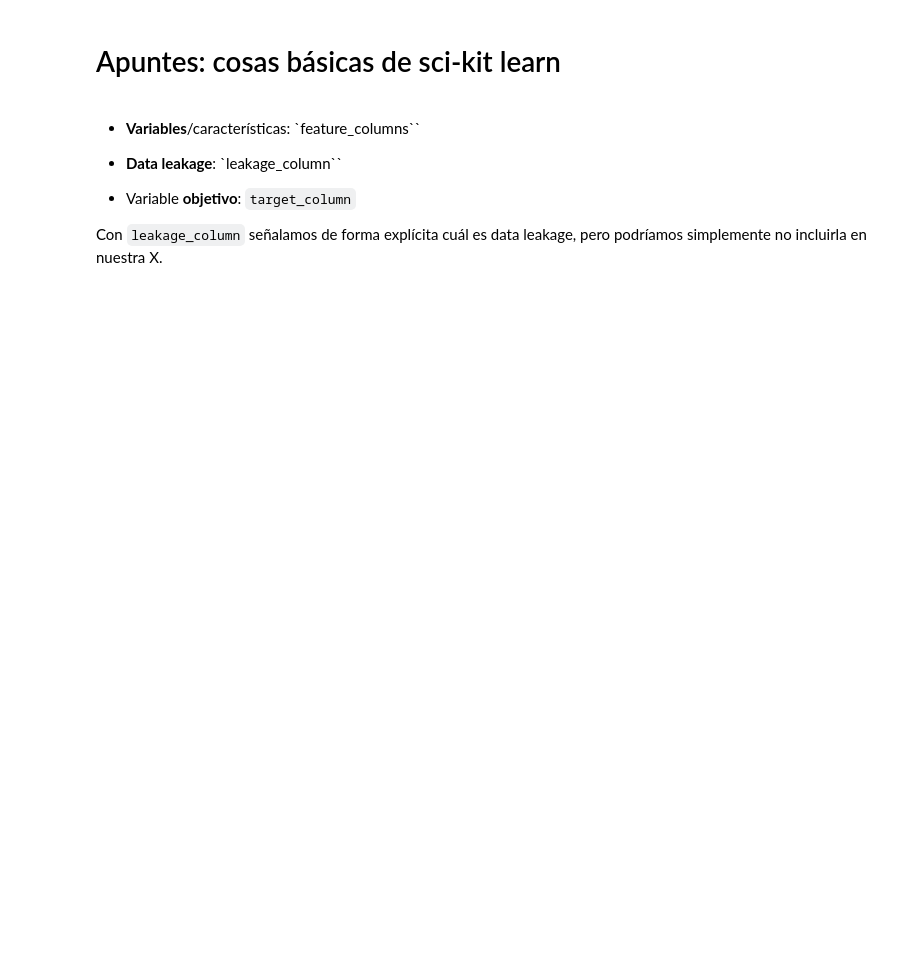
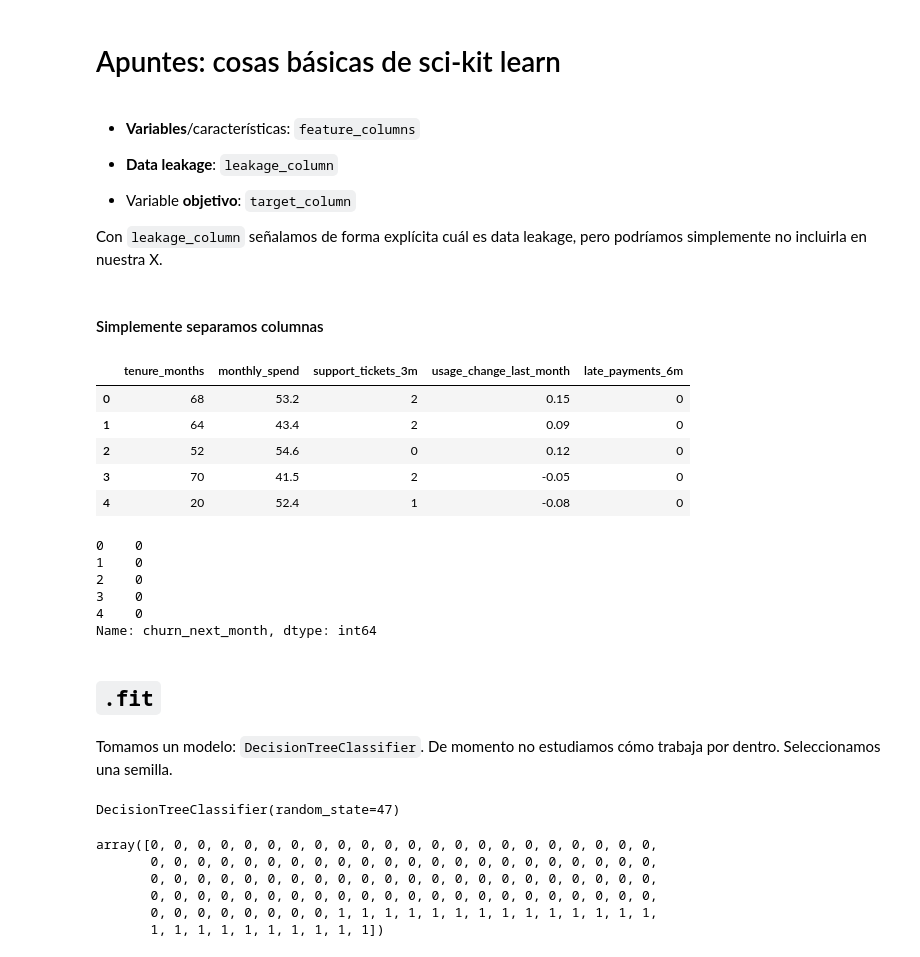
Before and after one commit to Chicloneo/Machine-Learning, a Jupyter notebook: 1-Introduction/notebooks/Apuntes.ipynb, the cells around one changed output. Cells and saved outputs as stored; diff of their text form; code cells hidden in the pictures; blank space fills up the shorter version.

```diff
--- a/1-Introduction/notebooks/Apuntes.ipynb
+++ b/1-Introduction/notebooks/Apuntes.ipynb
@@ -6,9 +6,9 @@ import pandas as pd
 DATASET_PATH = Path("../data/dataset_profesor.csv")
 df = pd.read_csv(DATASET_PATH)
 # %% [markdown]
-- __Variables__/características: `feature_columns``
+- __Variables__/características: `feature_columns`
 
-- __Data leakage__: `leakage_column``
+- __Data leakage__: `leakage_column`
 
 - Variable __objetivo__: `target_column`
 
@@ -23,6 +23,46 @@ feature_columns = [
 ]
 target_column = "churn_next_month"
 leakage_column = "cancellation_request_registered"
+# %% [markdown]
+#### Simplemente separamos columnas
 # %%
 X = df[feature_columns]
 y = df[target_column]
+# %%
+X.head()
+# %% [output]
+|  | tenure_months | monthly_spend | support_tickets_3m | usage_change_last_month | late_payments_6m |
+| 0 | 68 | 53.2 | 2 | 0.15 | 0 |
+| 1 | 64 | 43.4 | 2 | 0.09 | 0 |
+| 2 | 52 | 54.6 | 0 | 0.12 | 0 |
+| 3 | 70 | 41.5 | 2 | -0.05 | 0 |
+| 4 | 20 | 52.4 | 1 | -0.08 | 0 |
+# %%
+y.head()
+# %% [output]
+0    0
+1    0
+2    0
+3    0
+4    0
+Name: churn_next_month, dtype: int64
+# %% [markdown]
+## `.fit`
+# %% [markdown]
+Tomamos un modelo: `DecisionTreeClassifier`. De momento no estudiamos cómo trabaja por dentro. Seleccionamos una semilla.
+# %%
+from sklearn.tree import DecisionTreeClassifier
+RANDOM_STATE = 47
+model = DecisionTreeClassifier(random_state=RANDOM_STATE)
+model.fit(X,y)
+# %% [output]
+DecisionTreeClassifier(random_state=47)
+# %%
+model.predict(X)
+# %% [output]
+array([0, 0, 0, 0, 0, 0, 0, 0, 0, 0, 0, 0, 0, 0, 0, 0, 0, 0, 0, 0, 0, 0,
+       0, 0, 0, 0, 0, 0, 0, 0, 0, 0, 0, 0, 0, 0, 0, 0, 0, 0, 0, 0, 0, 0,
+       0, 0, 0, 0, 0, 0, 0, 0, 0, 0, 0, 0, 0, 0, 0, 0, 0, 0, 0, 0, 0, 0,
+       0, 0, 0, 0, 0, 0, 0, 0, 0, 0, 0, 0, 0, 0, 0, 0, 0, 0, 0, 0, 0, 0,
+       0, 0, 0, 0, 0, 0, 0, 0, 1, 1, 1, 1, 1, 1, 1, 1, 1, 1, 1, 1, 1, 1,
+       1, 1, 1, 1, 1, 1, 1, 1, 1, 1])
```
Also changed, not shown: parts of 8 cells of this notebook, 2 other files.
